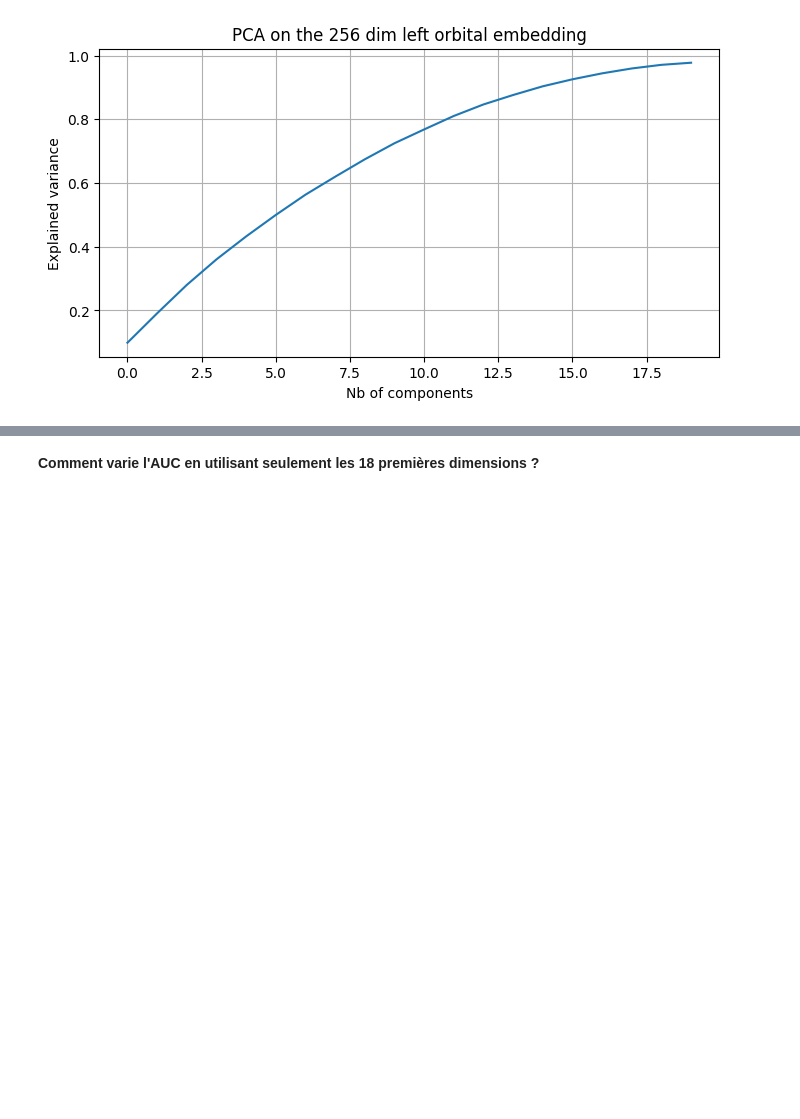
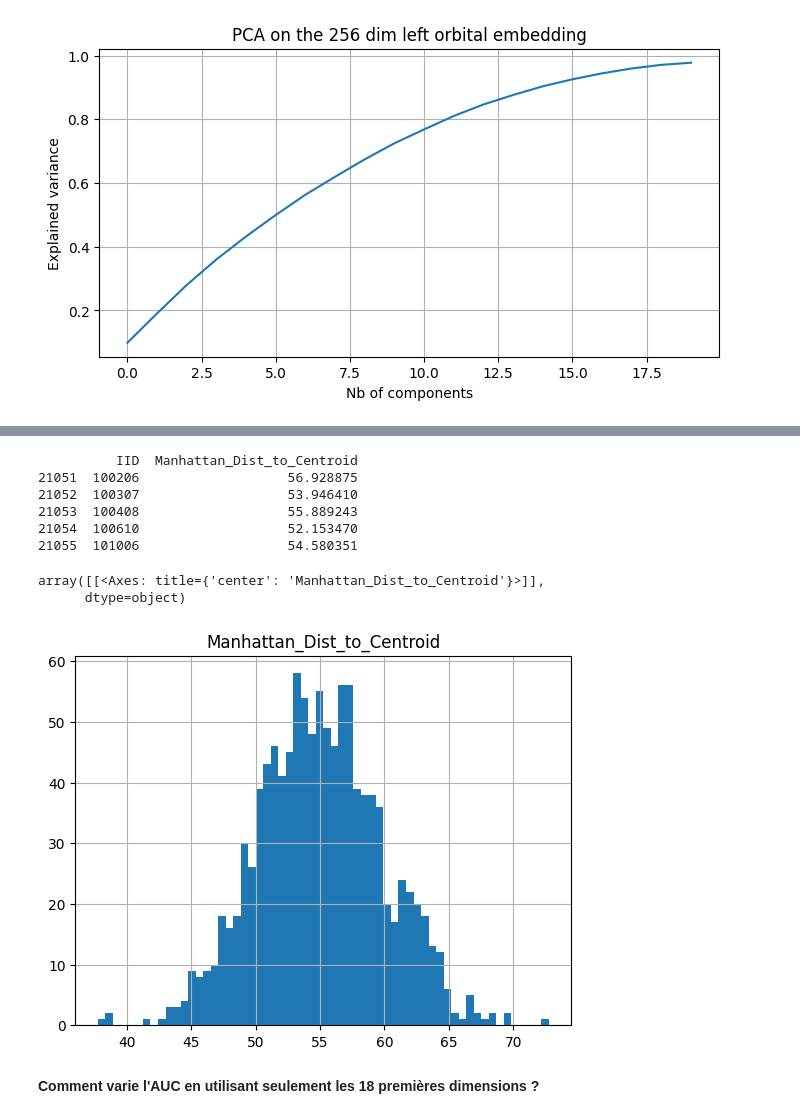
Before and after one commit to neurospin/champollion_V1, a Jupyter notebook: contrastive/notebooks/antoine/SVM_classifier_on_HCP_left_cingulate_dim256.ipynb, the cells around one changed output, grey strips where cells are left out. Cells and saved outputs as stored; diff of their text form; code cells hidden in the pictures; blank space fills up the shorter version.

```diff
--- a/contrastive/notebooks/antoine/SVM_classifier_on_HCP_left_cingulate_dim256.ipynb
+++ b/contrastive/notebooks/antoine/SVM_classifier_on_HCP_left_cingulate_dim256.ipynb
@@ -147,0 +188,15 @@ plt.show()
+# %%
+centroid_dist_hcp = PCA_All[PCA_All["Dataset"]=="hcp"][["ID","Manhattan_Dist_to_Centroid"]]
+centroid_dist_hcp = centroid_dist_hcp.rename(columns={'ID': 'IID'})
+print(centroid_dist_hcp.head())
+centroid_dist_hcp.hist(bins=60)
+# %% [output]
+          IID  Manhattan_Dist_to_Centroid
+21051  100206                   56.928875
+21052  100307                   53.946410
+21053  100408                   55.889243
+21054  100610                   52.153470
+21055  101006                   54.580351
+array([[<Axes: title={'center': 'Manhattan_Dist_to_Centroid'}>]],
+      dtype=object)
+[figure, added]
```
Also changed, not shown: parts of 7 cells of this notebook, 6 other files.
